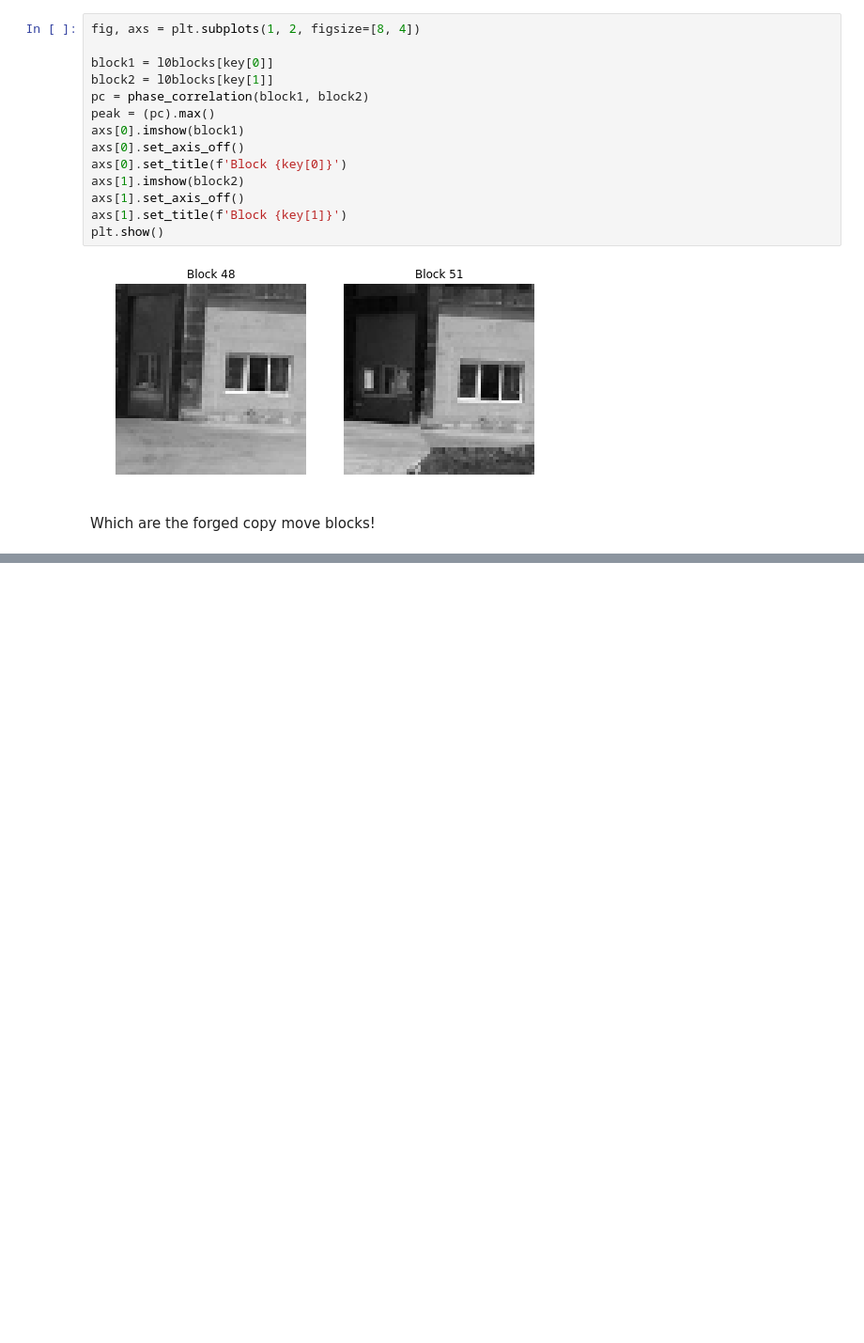
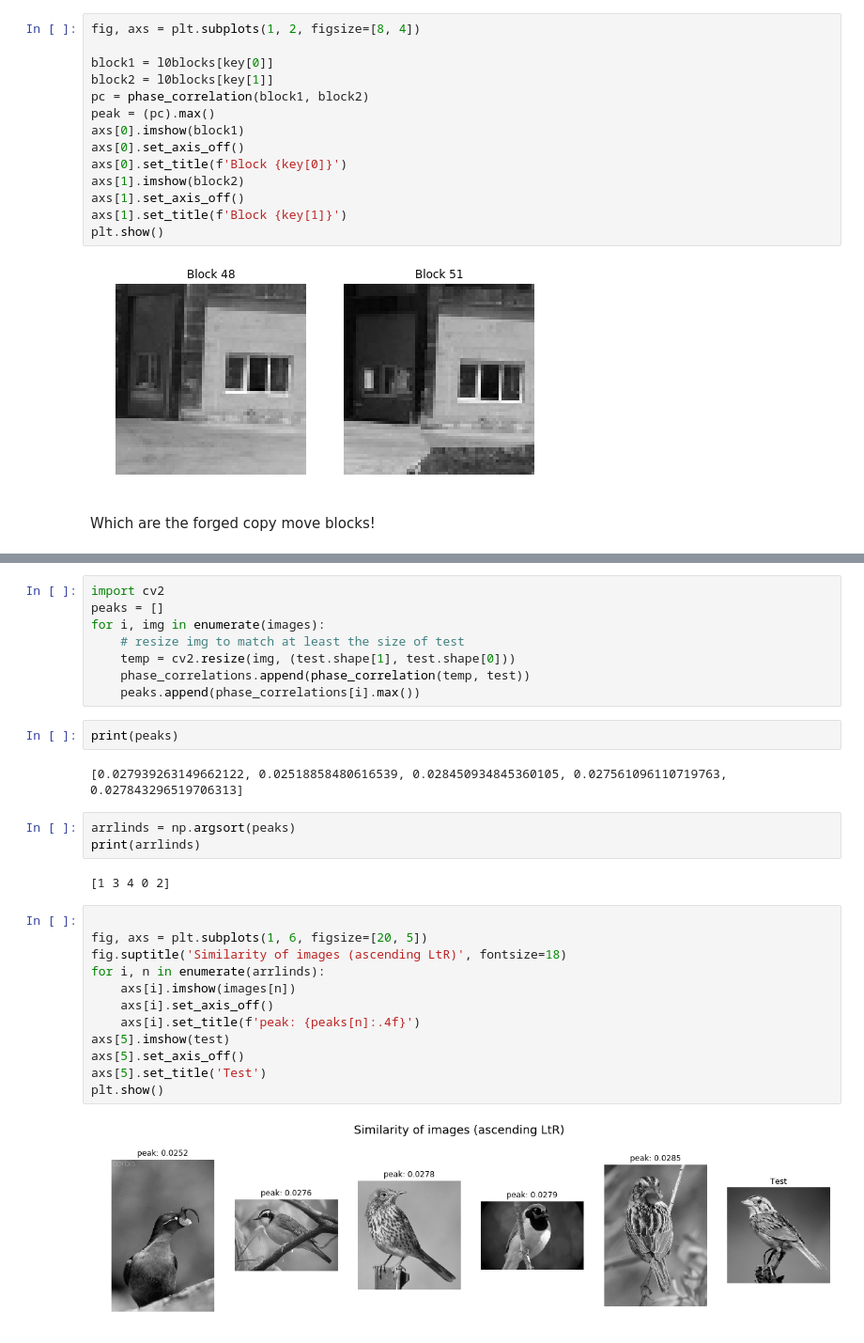
Before and after one commit to Af4rinz/CV-Codelets, a Jupyter notebook: 6-Wavelet.ipynb, the cells around one changed output, grey strips where cells are left out. Shown at 94% size. Cells and saved outputs as stored; diff of their text form; blank space fills up the shorter version.

```diff
--- a/6-Wavelet.ipynb
+++ b/6-Wavelet.ipynb
@@ -307,0 +346,31 @@ Which are the forged copy move blocks!
+# %%
+import cv2
+peaks = []
+for i, img in enumerate(images):
+    # resize img to match at least the size of test
+    temp = cv2.resize(img, (test.shape[1], test.shape[0]))
+    phase_correlations.append(phase_correlation(temp, test))
+    peaks.append(phase_correlations[i].max())
+# %%
+print(peaks)
+# %% [output]
+[0.027939263149662122, 0.02518858480616539, 0.028450934845360105, 0.027561096110719763, 0.027843296519706313]
+# %%
+arrlinds = np.argsort(peaks)
+print(arrlinds)
+# %% [output]
+[1 3 4 0 2]
+# %%
+
+fig, axs = plt.subplots(1, 6, figsize=[20, 5])
+fig.suptitle('Similarity of images (ascending LtR)', fontsize=18)
+for i, n in enumerate(arrlinds):
+    axs[i].imshow(images[n])
+    axs[i].set_axis_off()
+    axs[i].set_title(f'peak: {peaks[n]:.4f}')
+axs[5].imshow(test)
+axs[5].set_axis_off()
+axs[5].set_title('Test')
+plt.show()
+# %% [output]
+[figure, added]
```
Also changed, not shown: parts of 20 cells of this notebook.
